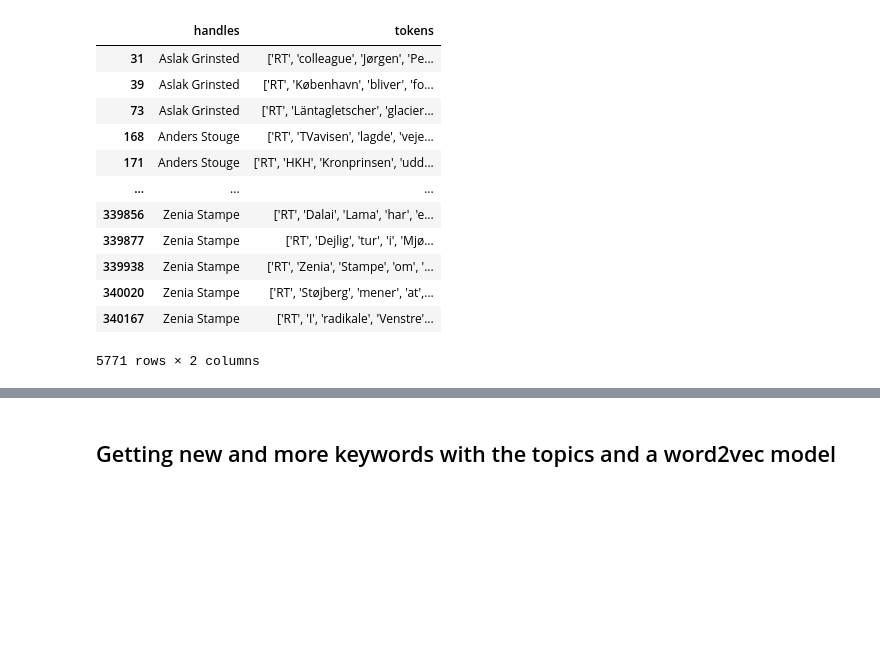
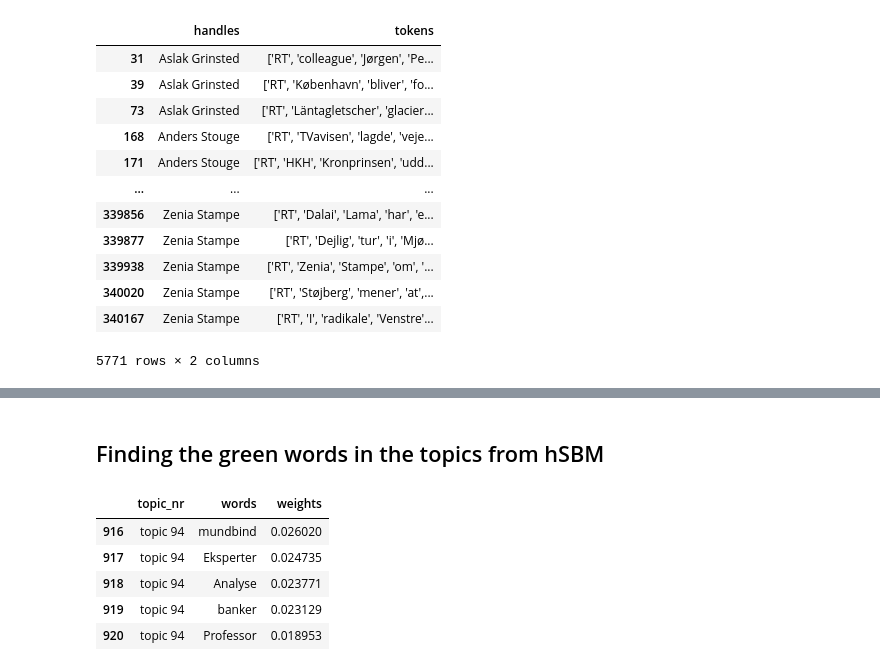
Before and after one commit to JeppeFoldberg/Digital-Methods-exam, a Jupyter notebook: Hsbm keyword generator.ipynb, the cells around one changed output, grey strips where cells are left out. Saved outputs shown, nothing was run; the diff lists cells and outputs as text; code cells hidden in the pictures; blank space fills up the shorter version.

```diff
--- a/Hsbm keyword generator.ipynb
+++ b/Hsbm keyword generator.ipynb
@@ -172,2 +166,0 @@ topic_df.to_csv('topics_6000_nostopwords.csv')
-# %% [markdown]
-## Getting new and more keywords with the topics and a word2vec model
@@ -173,0 +169,15 @@ topic_df.to_csv('topics_6000_nostopwords.csv')
+# %% [markdown]
+## Finding the green words in the topics from hSBM
+# %%
+# reading in the topics from the largest model!
+all_topics = pd.read_csv('topics_100_000_nostopwords.csv', index_col=0)
+# %%
+# We have 94 topics
+all_topics.tail()
+# %% [output]
+|  | topic_nr | words | weights |
+| 916 | topic 94 | mundbind | 0.026020 |
+| 917 | topic 94 | Eksperter | 0.024735 |
+| 918 | topic 94 | Analyse | 0.023771 |
+| 919 | topic 94 | banker | 0.023129 |
+| 920 | topic 94 | Professor | 0.018953 |
```
Also changed, not shown: parts of 33 cells of this notebook.
